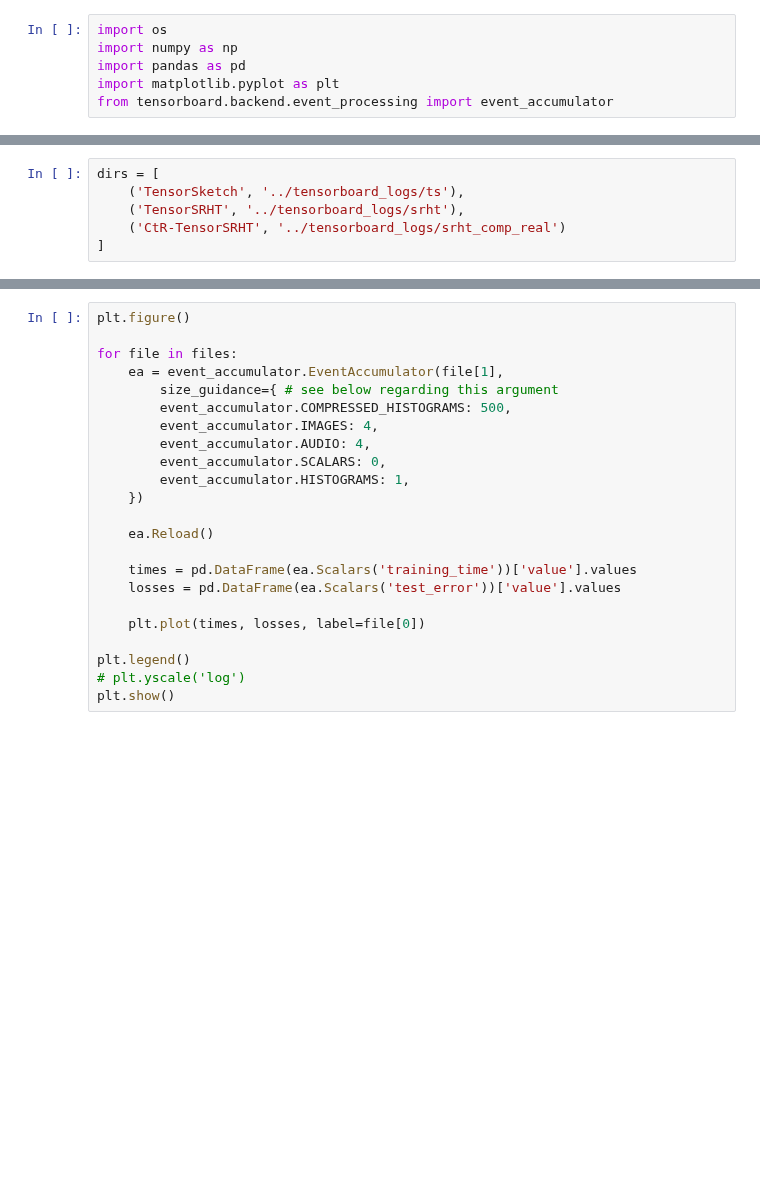
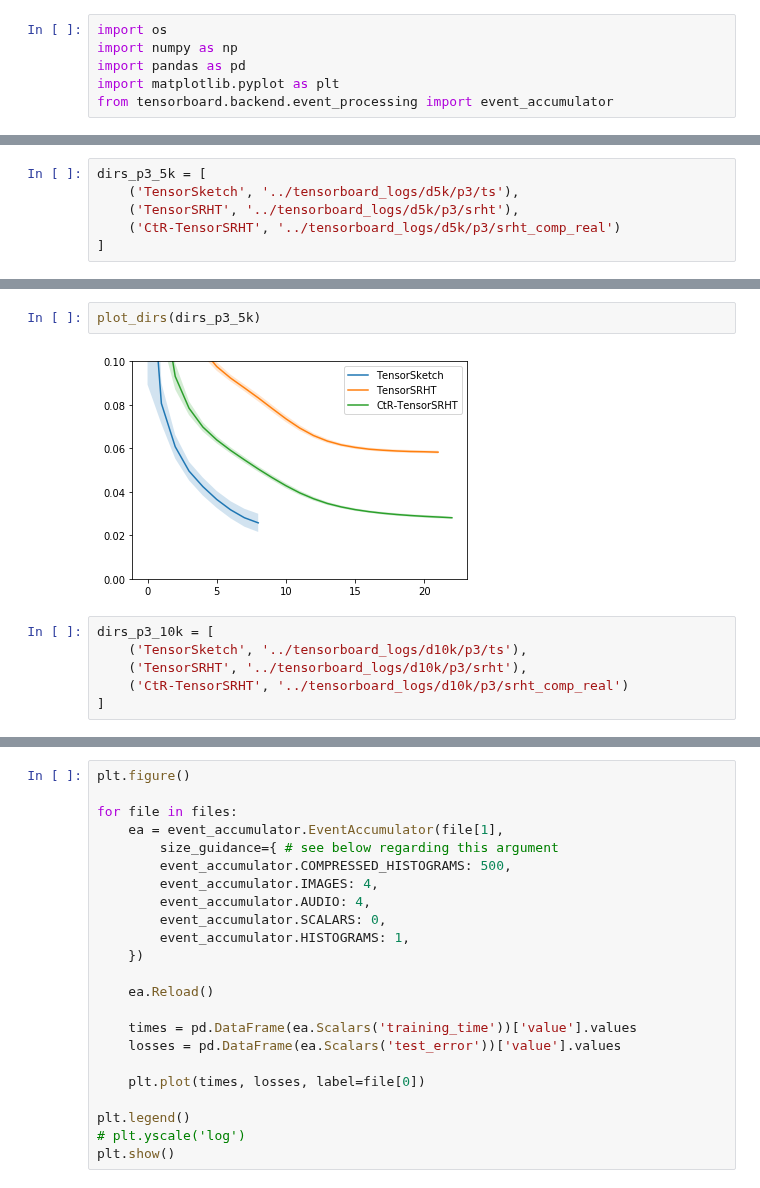
Before and after one commit to joneswack/dp-rfs, a Jupyter notebook: notebooks/read-tf-logs.ipynb, the cells around one changed output, grey strips where cells are left out. Drawn from its saved outputs; the diff is of its cells as text; blank space fills up the shorter version.

```diff
--- a/notebooks/read-tf-logs.ipynb
+++ b/notebooks/read-tf-logs.ipynb
@@ -11,6 +61,6 @@ from tensorboard.backend.event_processing import event_accumulator
 # %%
-dirs = [
-    ('TensorSketch', '../tensorboard_logs/ts'),
-    ('TensorSRHT', '../tensorboard_logs/srht'),
-    ('CtR-TensorSRHT', '../tensorboard_logs/srht_comp_real')
+dirs_p3_5k = [
+    ('TensorSketch', '../tensorboard_logs/d5k/p3/ts'),
+    ('TensorSRHT', '../tensorboard_logs/d5k/p3/srht'),
+    ('CtR-TensorSRHT', '../tensorboard_logs/d5k/p3/srht_comp_real')
 ]
@@ -94,0 +67,10 @@ plt.show()
+# %%
+plot_dirs(dirs_p3_5k)
+# %% [output]
+[figure, added]
+# %%
+dirs_p3_10k = [
+    ('TensorSketch', '../tensorboard_logs/d10k/p3/ts'),
+    ('TensorSRHT', '../tensorboard_logs/d10k/p3/srht'),
+    ('CtR-TensorSRHT', '../tensorboard_logs/d10k/p3/srht_comp_real')
+]
```
Also changed, not shown: parts of 14 cells of this notebook, 2 other files.
